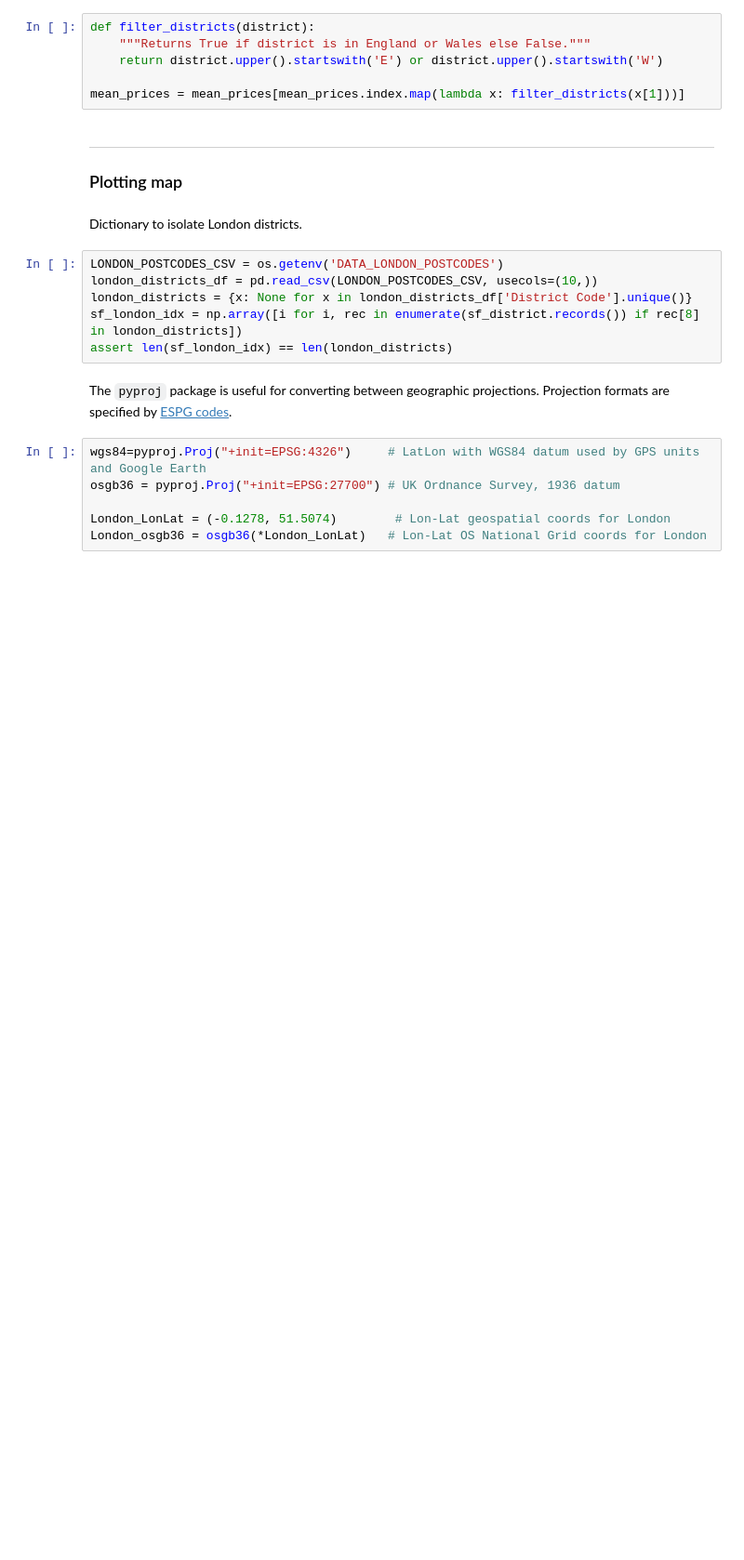
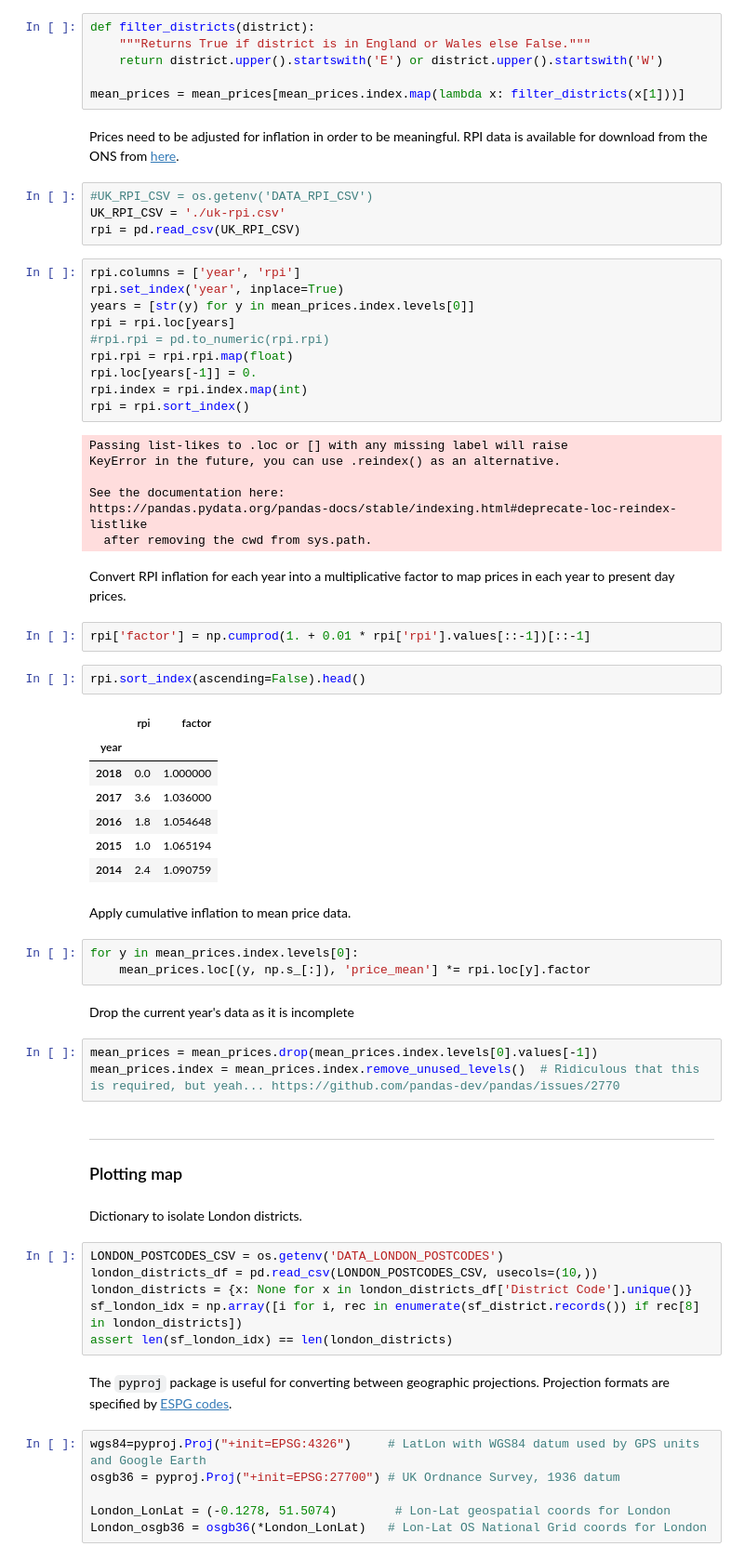
Before and after one commit to chrisk314/spark-uk-house-data-map, a Jupyter notebook: uk-house-data-map.ipynb, the cells around one changed output. Shown: that part at 93% size. Cells and saved outputs as stored; diff of their text form; blank space fills up the shorter version.

```diff
--- a/uk-house-data-map.ipynb
+++ b/uk-house-data-map.ipynb
@@ -425,6 +427,53 @@ def filter_districts(district):
     return district.upper().startswith('E') or district.upper().startswith('W')
 
 mean_prices = mean_prices[mean_prices.index.map(lambda x: filter_districts(x[1]))]
+# %% [markdown]
+Prices need to be adjusted for inflation in order to be meaningful. RPI data is available for download from the ONS from [here](https://www.ons.gov.uk/economy/inflationandpriceindices/timeseries/czbh/mm23).
+# %%
+#UK_RPI_CSV = os.getenv('DATA_RPI_CSV')
+UK_RPI_CSV = './uk-rpi.csv'
+rpi = pd.read_csv(UK_RPI_CSV)
+# %%
+rpi.columns = ['year', 'rpi']
+rpi.set_index('year', inplace=True)
+years = [str(y) for y in mean_prices.index.levels[0]]
+rpi = rpi.loc[years]
+#rpi.rpi = pd.to_numeric(rpi.rpi)
+rpi.rpi = rpi.rpi.map(float)
+rpi.loc[years[-1]] = 0.
+rpi.index = rpi.index.map(int)
+rpi = rpi.sort_index()
+# %% [output]
+Passing list-likes to .loc or [] with any missing label will raise
+KeyError in the future, you can use .reindex() as an alternative.
+
+See the documentation here:
+https://pandas.pydata.org/pandas-docs/stable/indexing.html#deprecate-loc-reindex-listlike
+  after removing the cwd from sys.path.
+# %% [markdown]
+Convert RPI inflation for each year into a multiplicative factor to map prices in each year to present day prices.
+# %%
+rpi['factor'] = np.cumprod(1. + 0.01 * rpi['rpi'].values[::-1])[::-1]
+# %%
+rpi.sort_index(ascending=False).head()
+# %% [output]
+|  | rpi | factor |
+| year |  |  |
+| 2018 | 0.0 | 1.000000 |
+| 2017 | 3.6 | 1.036000 |
+| 2016 | 1.8 | 1.054648 |
+| 2015 | 1.0 | 1.065194 |
+| 2014 | 2.4 | 1.090759 |
+# %% [markdown]
+Apply cumulative inflation to mean price data.
+# %%
+for y in mean_prices.index.levels[0]:
+    mean_prices.loc[(y, np.s_[:]), 'price_mean'] *= rpi.loc[y].factor
+# %% [markdown]
+Drop the current year's data as it is incomplete
+# %%
+mean_prices = mean_prices.drop(mean_prices.index.levels[0].values[-1])
+mean_prices.index = mean_prices.index.remove_unused_levels()  # Ridiculous that this is required, but yeah... https://github.com/pandas-dev/pandas/issues/2770
 # %% [markdown]
 ---
 ### Plotting map
```
Also changed, not shown: parts of 17 cells of this notebook, 1 other file.
